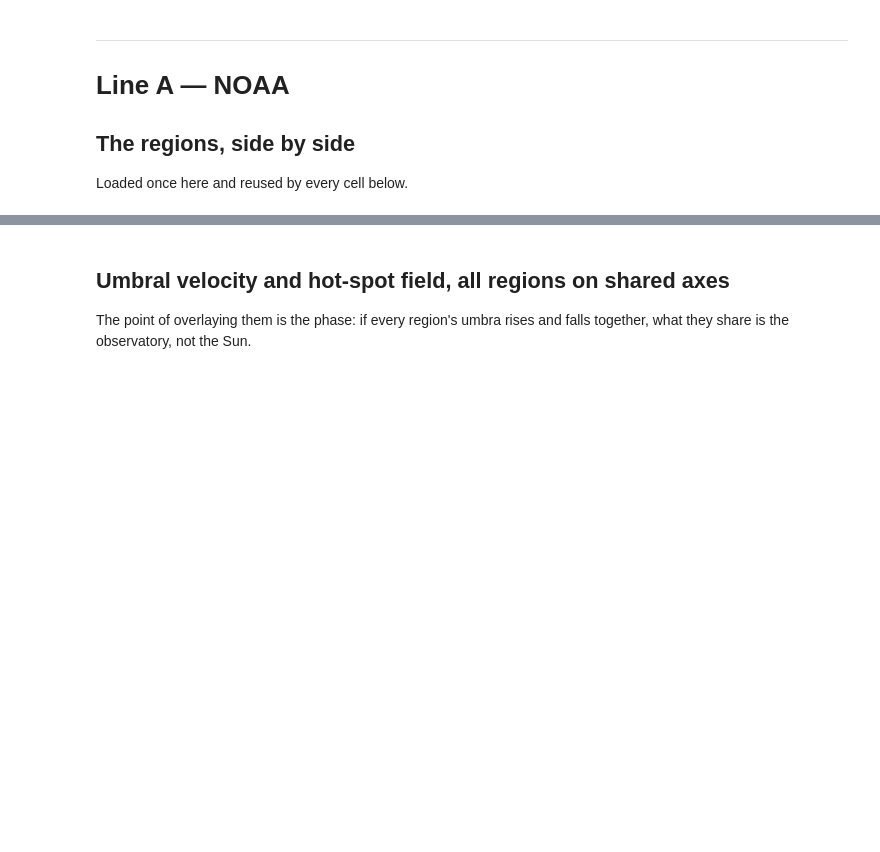
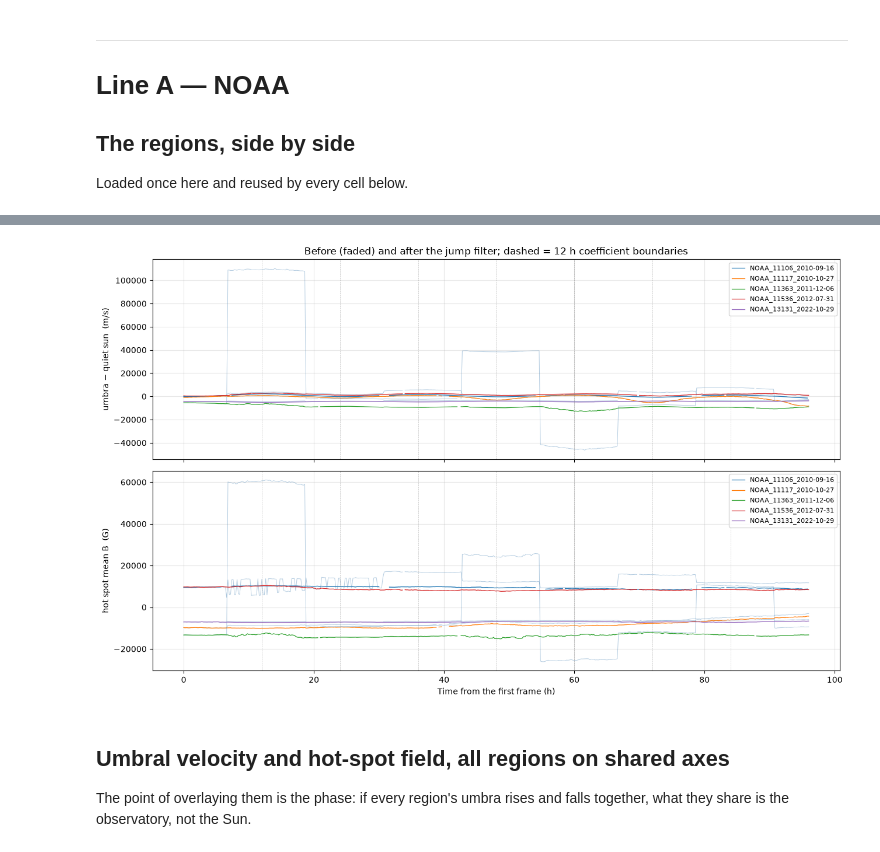
Before and after one commit to thomatrixting/sun_spots_pulsation_review, a Jupyter notebook: notebooks/04_data_comparison.ipynb, the cells around one changed output, grey strips where cells are left out. Drawn from its saved outputs; the diff is of its cells as text; code cells hidden in the pictures; blank space fills up the shorter version.

```diff
--- a/notebooks/04_data_comparison.ipynb
+++ b/notebooks/04_data_comparison.ipynb
@@ -45,6 +45,8 @@ from src import comparison, config, oscillation, spectra
 WINDOW_H = (0.0, 50.0)
 PERIOD_BAND_H = (16.0, 36.0)   # where to look for the "24 h" peak
 SAVE = False
+REMOVE_POLINOMIAL = True
+REMOVE_JUMPS = True      # de-step what the reconstruction leaves behind
 
 print(f'processed NOAA regions : {[p.name for p in config.processed_regions()]}')
 print(f'DS0N datasets          : {config.DS0N_IDS}')
@@ -59,12 +64,20 @@ Loaded once here and reused by every cell below.
 # %%
 from src.analysis import compute_metrics
 from src.loaders import load_noaa_region
+from src.post_processing import reconstruct_cubes
 
 all_metrics = {}
 for region_dir in config.processed_regions():
     params = config.params_for(region_dir)
     d = load_noaa_region(region_dir, raw_dir=config.RAW_DIR / region_dir.name,
                          **config.loader_kwargs(params))
+    if REMOVE_POLINOMIAL:
+        new_dop, new_mag= reconstruct_cubes(
+            d['cube_dop'], d['cube_mag'], d['timestamps'],
+        )
+        # Inside the `if`: matches 03A's step 1.5 exactly, so Line A here is the same
+        # reconstruction 03A shows, not the pre-reconstruction cubes on disk.
+        d['cube_dop'], d['cube_mag'] = new_dop, new_mag
     all_metrics[region_dir.name] = (d, compute_metrics(d))
     print(f'{region_dir.name}: {d["n_t"]} frames, {d["time_h"][-1]:.1f} h')
 
@@ -73,3 +190,34 @@ summary
+# %%
+import matplotlib.pyplot as plt
+
+if REMOVE_JUMPS and pre_jump:
+    fig, (ax_v, ax_b) = plt.subplots(2, 1, figsize=(13, 8), sharex=True)
+    for name, (d, m) in all_metrics.items():
+        before = pre_jump[name]
+        ax_v.plot(d['time_h'], before['mean_dop_umb'] - before['mean_dop_quiet'],
+                  lw=0.7, color='steelblue', alpha=0.4)
+        ax_v.plot(d['time_h'], m['mean_dop_umb'] - m['mean_dop_quiet'], lw=0.9, label=name)
+        if 'mean_mag_hotspot' in before:
+            ax_b.plot(d['time_h'], before['mean_mag_hotspot'],
+                      lw=0.7, color='steelblue', alpha=0.4)
+            ax_b.plot(d['time_h'], m['mean_mag_hotspot'], lw=0.9, label=name)
+
+    t_max = max(d['time_h'][-1] for d, _ in all_metrics.values())
+    for ax in (ax_v, ax_b):
+        for boundary in np.arange(12, t_max, 12):
+            ax.axvline(boundary, color='grey', ls='--', lw=0.5, alpha=0.5)
+        ax.grid(alpha=0.3)
+        ax.legend(fontsize=8)
+
+    ax_v.set_ylabel('umbra − quiet sun  (m/s)')
+    ax_v.set_title('Before (faded) and after the jump filter; dashed = 12 h coefficient '
+                   'boundaries')
+    ax_b.set_ylabel('hot spot mean B  (G)')
+    ax_b.set_xlabel('Time from the first frame (h)')
+    plt.tight_layout()
+    plt.show()
+# %% [output]
+[figure, added]
 # %% [markdown]
 ## Umbral velocity and hot-spot field, all regions on shared axes
 
```
Also changed, not shown: parts of 17 cells of this notebook, 4 other files.
